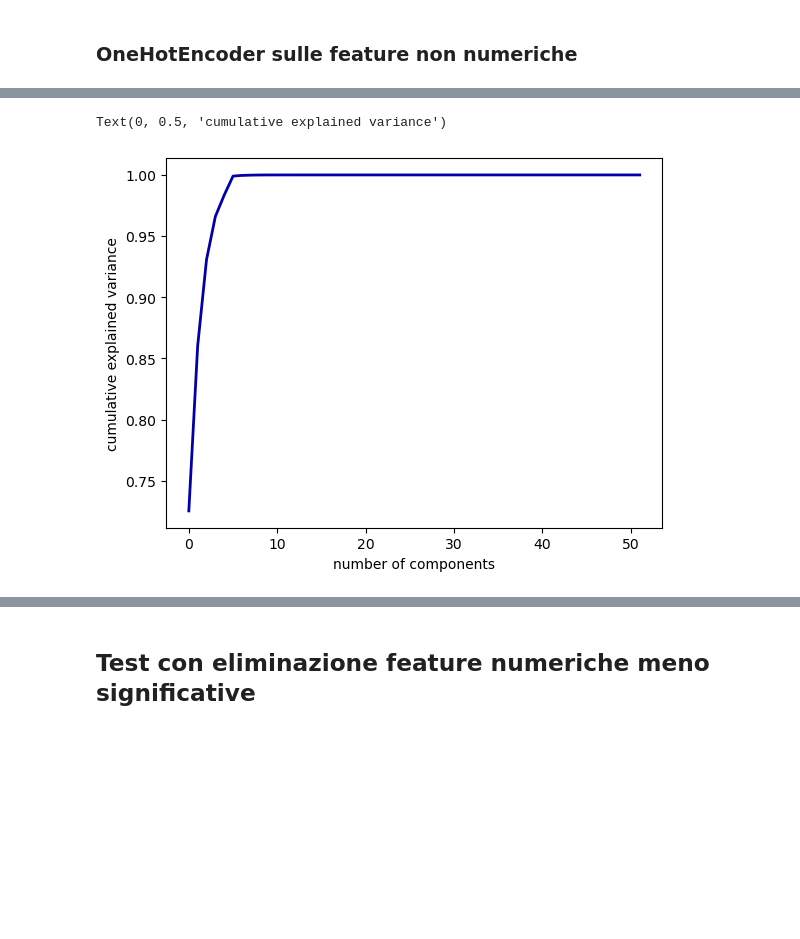
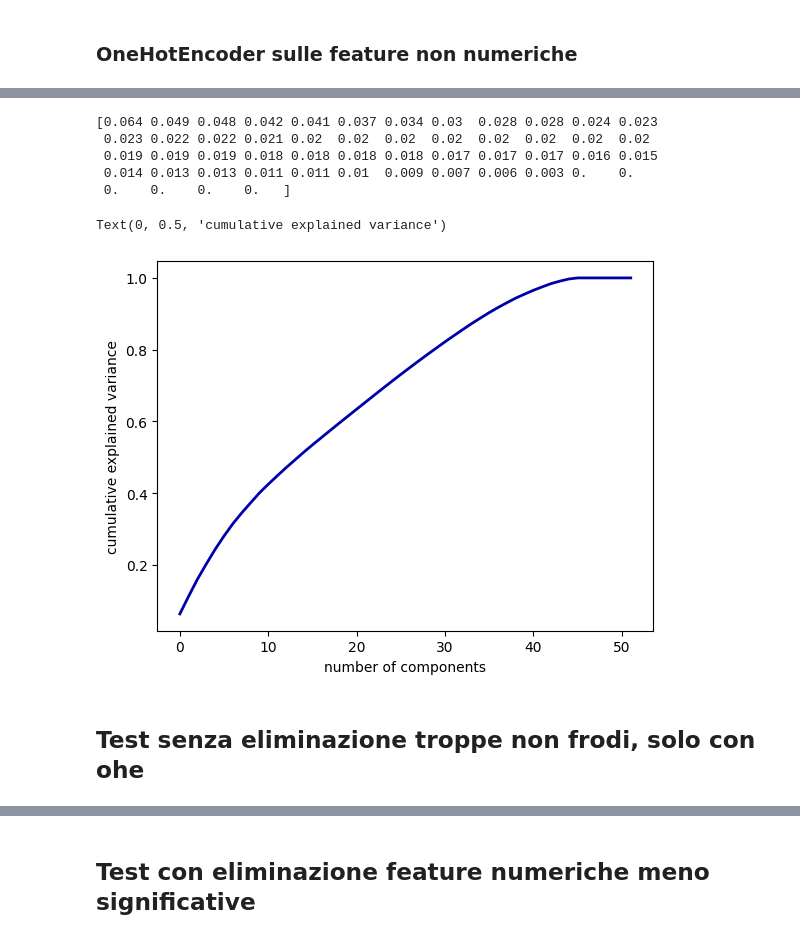
Before and after one commit to AndreaCerretti/bank_account_fraud, a Jupyter notebook: bank_account_fraud_final.ipynb, the cells around one changed output, grey strips where cells are left out. Drawn from its saved outputs; the diff is of its cells as text; code cells hidden in the pictures; blank space fills up the shorter version.

```diff
--- a/bank_account_fraud_final.ipynb
+++ b/bank_account_fraud_final.ipynb
@@ -221,15 +226,38 @@ X_train, X_test, y_train, y_test = train_test_split(X, y, random_state=0)
 # %%
 df = pd.read_csv("Base.csv")
 
 df = ohe(df,['employment_status','payment_type','housing_status', 'source', 'device_os'])
 
 X = df.drop(['fraud_bool'], axis=1)
 y = df['fraud_bool']
 
-pca = PCA().fit(X)
+
+
+X_train, X_test, y_train, y_test = train_test_split(X, y, random_state=0)
+
+sc = StandardScaler()
+X_train = sc.fit_transform(X_train)
+X_test = sc.transform(X_test)
+
+pca = PCA()
+X_train = pca.fit_transform(X_train)
+X_test = pca.transform(X_test)
+
+
+explained_variance = pca.explained_variance_ratio_
+print(explained_variance)
+
+
 plt.plot(np.cumsum(pca.explained_variance_ratio_))
 plt.xlabel('number of components')
 plt.ylabel('cumulative explained variance')
 # %% [output]
-Text(0, 0.5, 'cumulative explained variance')
+[0.064 0.049 0.048 0.042 0.041 0.037 0.034 0.03  0.028 0.028 0.024 0.023
+ 0.023 0.022 0.022 0.021 0.02  0.02  0.02  0.02  0.02  0.02  0.02  0.02
+ 0.019 0.019 0.019 0.018 0.018 0.018 0.018 0.017 0.017 0.017 0.016 0.015
+ 0.014 0.013 0.013 0.011 0.011 0.01  0.009 0.007 0.006 0.003 0.    0.
+ 0.    0.    0.    0.   ]
+Text(0, 0.5, 'cumulative explained variance')
-[figure, old version]
+[figure, new version]
+# %% [markdown]
+## Test senza eliminazione troppe non frodi, solo con ohe
```
Also changed, not shown: parts of 25 cells of this notebook, 1 other file.
